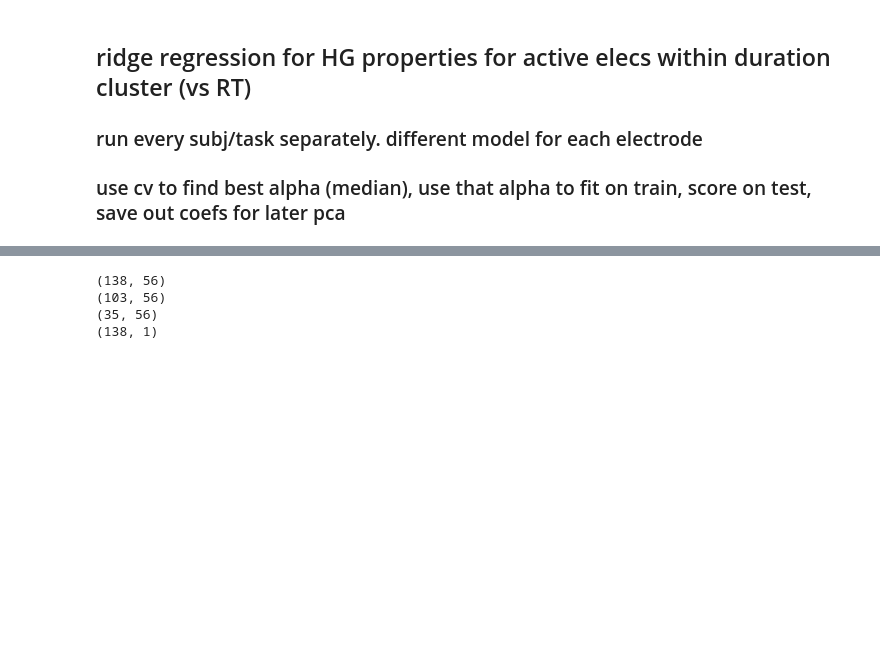
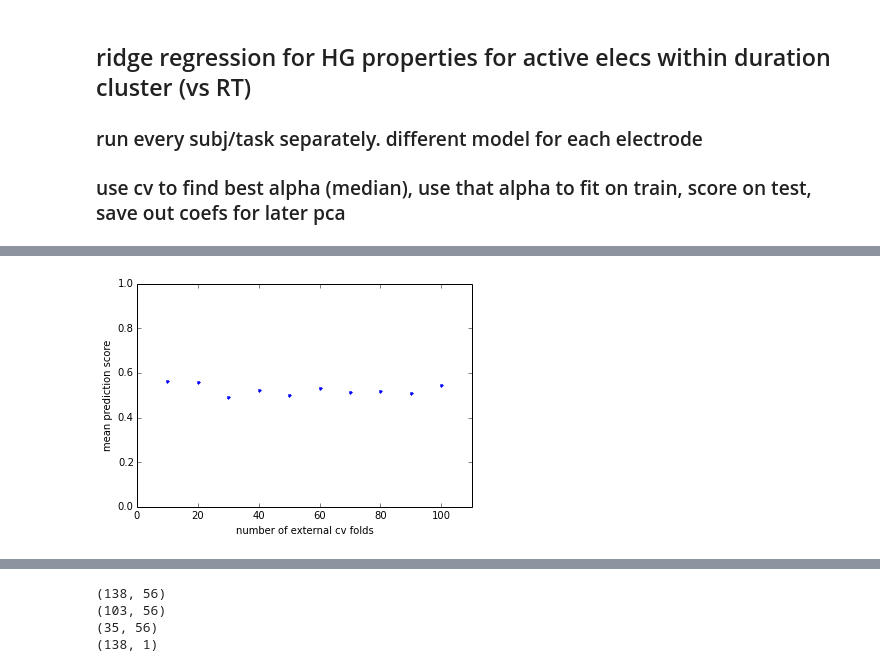
Before and after one commit to matarhaller/ECOGpy, a Jupyter notebook: HG_regression.ipynb, the cells around one changed output, grey strips where cells are left out. Saved outputs shown, nothing was run; the diff lists cells and outputs as text; code cells hidden in the pictures; blank space fills up the shorter version.

Commit message:
added external cv for prediction score. plotted alpha and score for different numbers of folds

```diff
--- a/HG_regression.ipynb
+++ b/HG_regression.ipynb
@@ -46,7 +46,7 @@ X = X[~mask]
 mask = np.isnan(Y)
 Y = Y[~mask]
 # %%
-X_train, X_test, y_train, y_test = cross_validation.train_test_split(X, Y, test_size=0.25)
+X_train, X_test, y_train, y_test = cross_validation.train_test_split(X, Y, test_size=0.2)
 # %%
 #scale training and test data
 X_train = scale(X_train.astype(float))
@@ -96,0 +95,35 @@ array([-0.46720204,  0.51481933,  0.11317529, -0.25156214, -0.06886582])
+# %%
+## test how many cv folds to make for external loop
+mean_scores = dict()
+for niter in np.arange(10,110,10):
+    scores = list()
+    for n in np.arange(niter):
+        #split data into train and test
+        X_train, X_test, y_train, y_test = cross_validation.train_test_split(X, Y, test_size=0.2)
+
+        #scale training and test data
+        X_train = scale(X_train.astype(float))
+        X_test = scale(X_test.astype(float))
+        y_train = scale(y_train.astype(float))
+        y_test = scale(y_test.astype(float))
+
+        #internal cross validation folds for alpha
+        cvs = cross_validation.ShuffleSplit(len(y_train), n_iter=10, test_size= 0.2)
+        model = Ridge(solver = 'lsqr', normalize=False, fit_intercept=False)
+        params_grid = {'alpha': np.logspace(-3, 3, 10)}
+        ridge_grid = grid_search.GridSearchCV(model, params_grid, cv = 10)
+
+        alphas = list()
+        for train, test in cvs:
+            ridge_grid.fit(X_train[train],y_train[train])
+            a = ridge_grid.best_params_.values()[0]
+            alphas.append(a)
+
+        #model with best alpha
+        model = Ridge(solver = 'lsqr', alpha = np.mean(alphas), normalize = False, fit_intercept= False)
+
+        model.fit(X_train, y_train)
+        score = np.corrcoef(model.predict(X_test), y_test)[0,1]
+        scores.append(score)
+    mean_scores[niter] = np.mean(scores)
+    print (niter, mean_scores[niter])
@@ -96,0 +141,10 @@ array([-0.46720204,  0.51481933,  0.11317529, -0.25156214, -0.06886582])
+# %%
+f, ax = plt.subplots()
+plt.plot(mean_scores.keys(), mean_scores.values(), '.')
+ax.set_xlim(0, 110)
+ax.set_ylim(0, 1)
+ax.set_xlabel('number of external cv folds')
+ax.set_ylabel('mean prediction score')
+plt.savefig('/Users/matar/Documents/MATLAB/DATA/Avgusta/PCA/Stats/Regression/external_cv_ST6_SelfAud.png')
+# %% [output]
+[figure, added]
```
Also changed, not shown: parts of 10 cells of this notebook.
